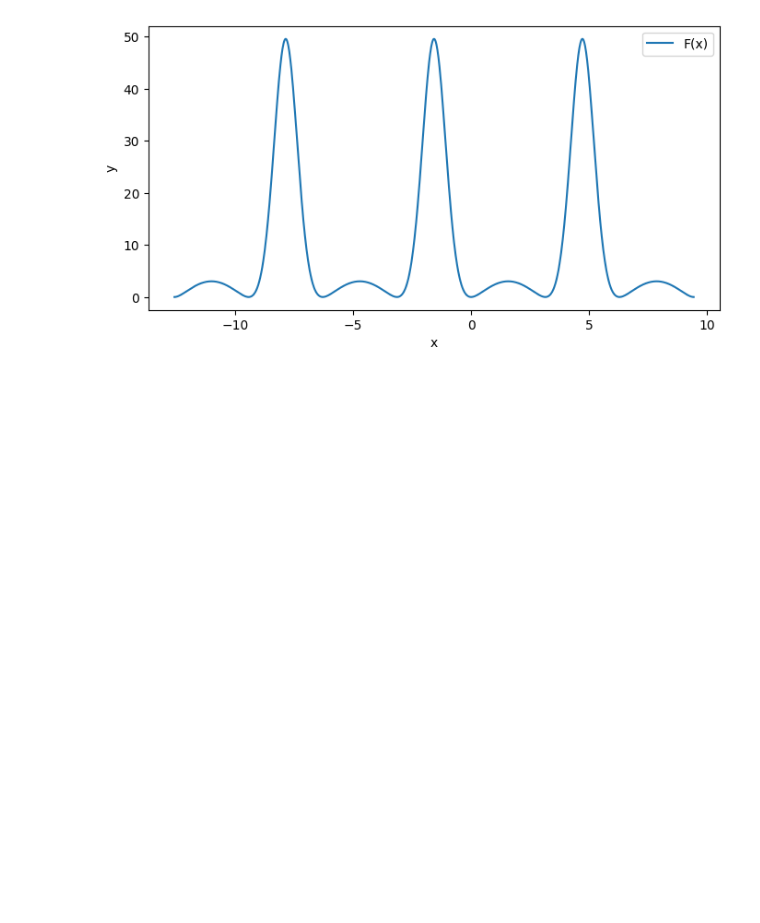
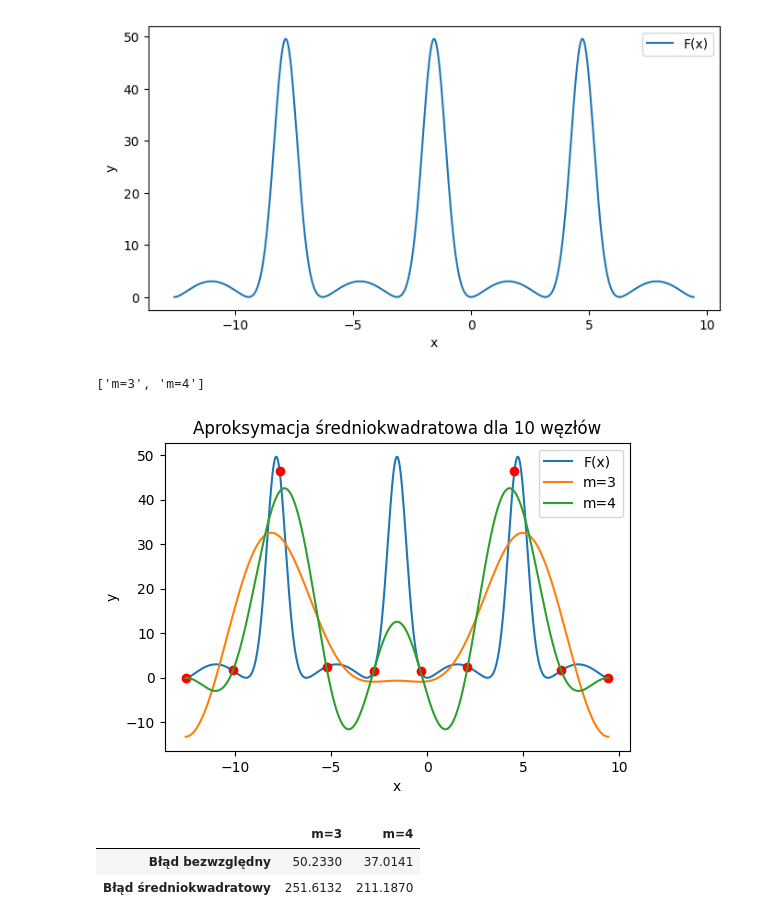
Before and after one commit to tomaszkurcon/mownit, a Jupyter notebook: lab_6/approximation_trigonometric.ipynb, the cells around one changed output. Cells and saved outputs as stored; diff of their text form; code cells hidden in the pictures; blank space fills up the shorter version.

Commit message:
Added report to trigonometric approximation

```diff
--- a/lab_6/approximation_trigonometric.ipynb
+++ b/lab_6/approximation_trigonometric.ipynb
@@ -109,4 +144,16 @@ f = lambda x, k=4, m=1: math.exp(-k * math.sin(m * x)) + k * math.sin(m * x) - 1
 func_plot(f, a, b, 1000, label="F(x)", figsize=(8,4))
 # %% [output]
 [figure]
+# %%
+n=10
+m=[3,4]
+display_approximation(f, a,b,n,m, trigonometric_approximation, labels=[],title=f"Aproksymacja średniokwadratowa dla {n} węzłów"
+                                                           ,
+                      )
+# %% [output]
+['m=3', 'm=4']
+[figure, added]
+|  | m=3 | m=4 |
+| Błąd bezwzględny | 50.2330 | 37.0141 |
+| Błąd średniokwadratowy | 251.6132 | 211.1870 |
 # %%
```
Also changed, not shown: parts of 23 cells of this notebook, 1 other file.
